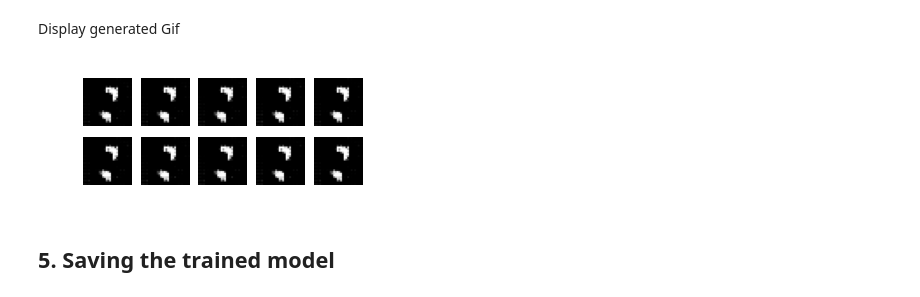
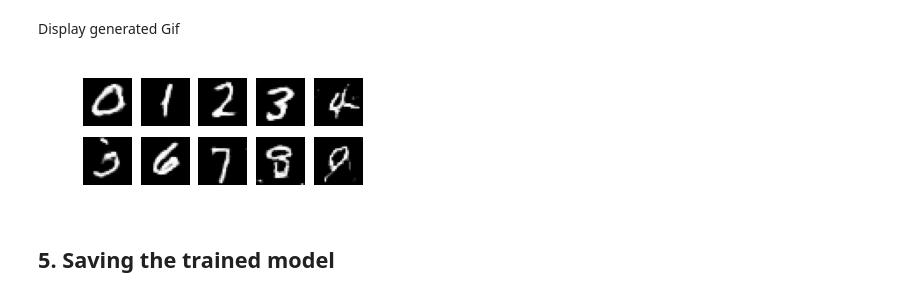
Before and after one commit to kannankumar/jupyter-notebooks, a Jupyter notebook: MNIST_Conditional_GAN_Keras.ipynb, the cells around one changed output. Saved outputs shown, nothing was run; the diff lists cells and outputs as text; code cells hidden in the pictures.

```diff
--- a/MNIST_Conditional_GAN_Keras.ipynb
+++ b/MNIST_Conditional_GAN_Keras.ipynb
@@ -321,13 +300,13 @@ if IPython.version_info > (6,2,0,''):
 # %%
-# # Alternative way to Generate GIF
-# import imageio
-# from pathlib import Path
+# Alternative way to Generate GIF
+import imageio
+from pathlib import Path
 
-# picsPath = Path("./")
-# images = []
-# for f in picsPath.glob("*.png"):
-#     images.append(imageio.imread(f))
-# imageio.mimsave(picsPath / 'mnist_generation.gif', images)
+picsPath = Path("./")
+images = []
+for f in picsPath.glob("*.png"):
+    images.append(imageio.imread(f))
+imageio.mimsave(picsPath / 'mnist_generation.gif', images)
 # %% [markdown]
 Download the GIF
 # %%
@@ -349,15 +328,15 @@ Display generated Gif
 # %%
 from IPython.core.interactiveshell import InteractiveShell
 InteractiveShell.ast_node_interactivity = "all"
 from IPython import display
 
 from pathlib import Path
-gifPath = Path("dcgan.gif")
+gifPath = Path("mnist_generation.gif")
 # Display GIF in Jupyter, CoLab, IPython
 with open(gifPath,'rb') as f:
     display.Image(data=f.read(), format='png')
 # %% [output]
-[figure, old version]
+[figure, new version]
 # %% [markdown]
 ## 5. Saving the trained model
 # %%
```
Also changed, not shown: parts of 1 cell of this notebook.
